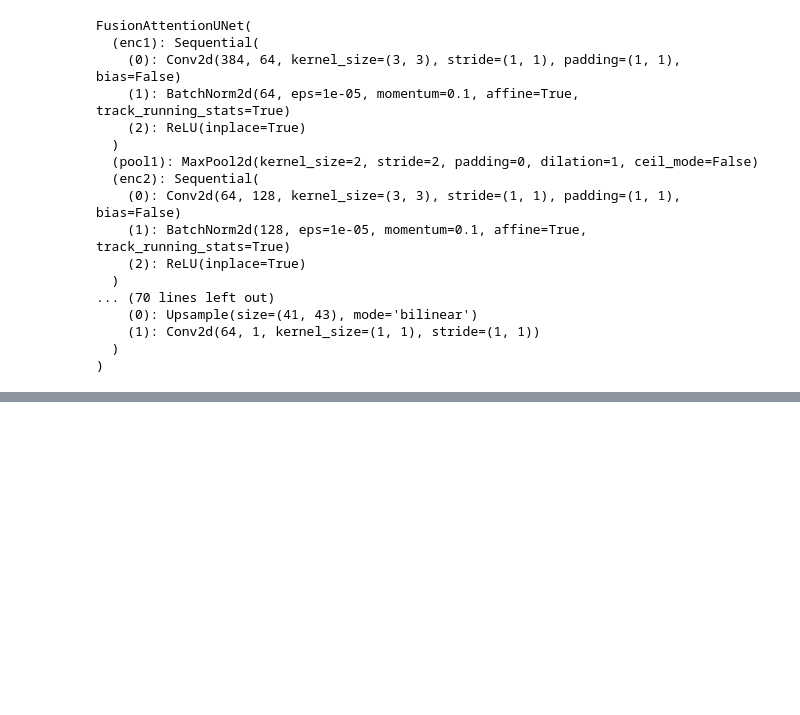
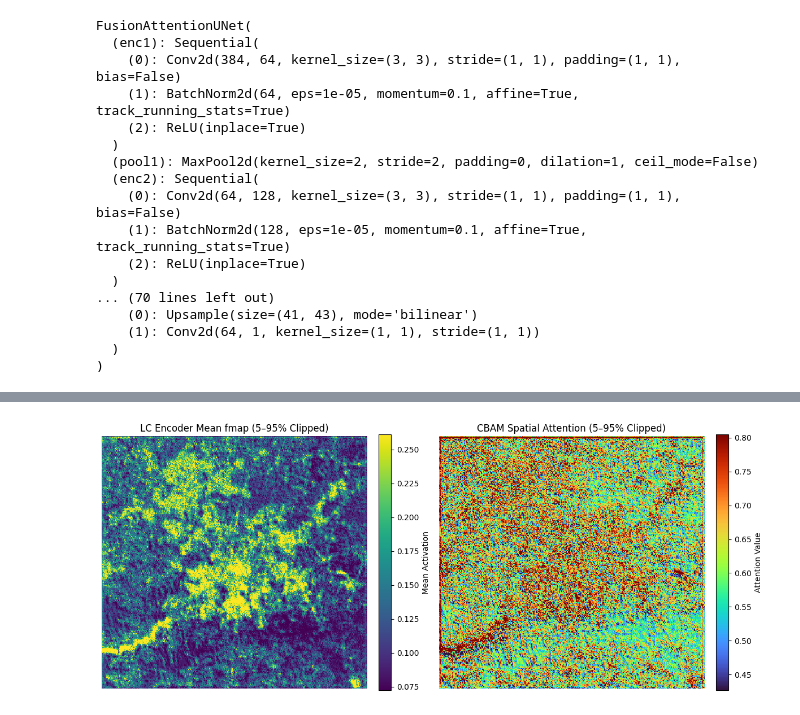
Before and after one commit to Aaditatgithub/Multi-Stream-Convolution-and-Attention-U-Net-Fusion-for-UHII, a Jupyter notebook: Data_Pipeline_UHI.ipynb, the cells around one changed output, grey strips where cells are left out. Drawn from its saved outputs; the diff is of its cells as text; code cells hidden in the pictures; blank space fills up the shorter version.

```diff
--- a/Data_Pipeline_UHI.ipynb
+++ b/Data_Pipeline_UHI.ipynb
@@ -1515,0 +1323,80 @@ plt.show()
+# %%
+import torch
+import torch.nn.functional as F
+import matplotlib.pyplot as plt
+import numpy as np
+from matplotlib.colors import Normalize
+
+# --- 1. Grab a sample from your test dataset ---
+# Assuming test_ds is defined and returns (pm25, lst, landcover, uhi)
+_, _, lc, _ = test_ds[0]
+x = lc.unsqueeze(0).to(DEVICE)  # Shape: (1, 1, H, W)
+
+print(f"Input tensor shape: {x.shape}, dtype: {x.dtype}, device: {x.device}")
+
+# --- 2. Register a hook to capture CBAM’s spatial attention map ---
+cbam_map = {}
+def cbam_hook(module, inp, out):
+    pool_cat = torch.cat([
+        out.mean(dim=1, keepdim=True),
+        out.max(dim=1, keepdim=True)[0]
+    ], dim=1)
+    attention = torch.sigmoid(module.conv_spatial(pool_cat))
+    cbam_map['spat'] = attention.cpu().squeeze().numpy()
+    print(f"[HOOK] CBAM attention shape: {attention.shape}, min: {attention.min().item():.4f}, max: {attention.max().item():.4f}")
+
+# Register hook
+hook_handle = lc_enc.cbam.register_forward_hook(cbam_hook)
+
+# --- 3. Forward pass to trigger the hook ---
+with torch.no_grad():
+    fmap = lc_enc(x).cpu().squeeze(0)  # Feature map: (C, H', W')
+print(f"Feature map shape: {fmap.shape}, dtype: {fmap.dtype}")
+
+# Remove hook
+hook_handle.remove()
+
+# --- 4. Compute summaries and percentiles ---
+mean_fmap = fmap.mean(dim=0).numpy()            # Shape: (H', W')
+cbam_spatial_map = cbam_map['spat']             # Shape: (H', W')
+
+# Statistics for feature map
+mf_min, mf_max = mean_fmap.min(), mean_fmap.max()
+mf_p5, mf_p95 = np.percentile(mean_fmap, [5, 95])
+print(f"[FMap] mean: {mean_fmap.mean():.4f}, min: {mf_min:.4f}, max: {mf_max:.4f}, p5: {mf_p5:.4f}, p95: {mf_p95:.4f}")
+
+# Statistics for attention map
+att_min, att_max = cbam_spatial_map.min(), cbam_spatial_map.max()
+att_p5, att_p95 = np.percentile(cbam_spatial_map, [5, 95])
+print(f"[CBAM] mean: {cbam_spatial_map.mean():.4f}, min: {att_min:.4f}, max: {att_max:.4f}, p5: {att_p5:.4f}, p95: {att_p95:.4f}")
+
+# --- 5. Plot both maps with percentile clipping ---
+fig, (ax1, ax2) = plt.subplots(1, 2, figsize=(12, 5))
+
+# 5.1 LC Encoder Mean Feature Map
+im1 = ax1.imshow(
+    mean_fmap,
+    cmap='viridis',
+    norm=Normalize(vmin=mf_p5, vmax=mf_p95),
+    interpolation='nearest'
+)
+ax1.set_title('LC Encoder Mean fmap (5–95% Clipped)')
+ax1.axis('off')
+cbar1 = plt.colorbar(im1, ax=ax1, fraction=0.046, pad=0.04)
+cbar1.set_label('Mean Activation')
+
+# 5.2 CBAM Spatial Attention Map
+im2 = ax2.imshow(
+    cbam_spatial_map,
+    cmap='turbo',
+    norm=Normalize(vmin=att_p5, vmax=att_p95),
+    interpolation='nearest'
+)
+ax2.set_title('CBAM Spatial Attention (5–95% Clipped)')
+ax2.axis('off')
+cbar2 = plt.colorbar(im2, ax=ax2, fraction=0.046, pad=0.04)
+cbar2.set_label('Attention Value')
+
+plt.tight_layout()
+plt.show()
+# %% [output]
@@ -1515,0 +1408 @@ plt.show()
+[figure, added]
```
Also changed, not shown: parts of 29 cells of this notebook.
